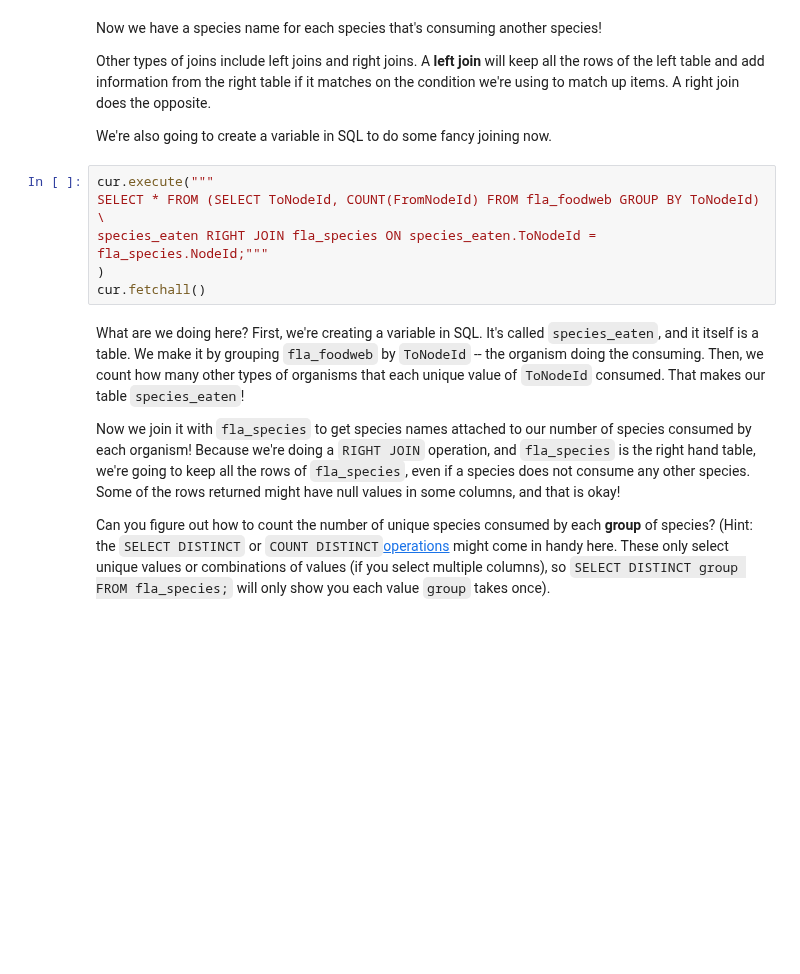
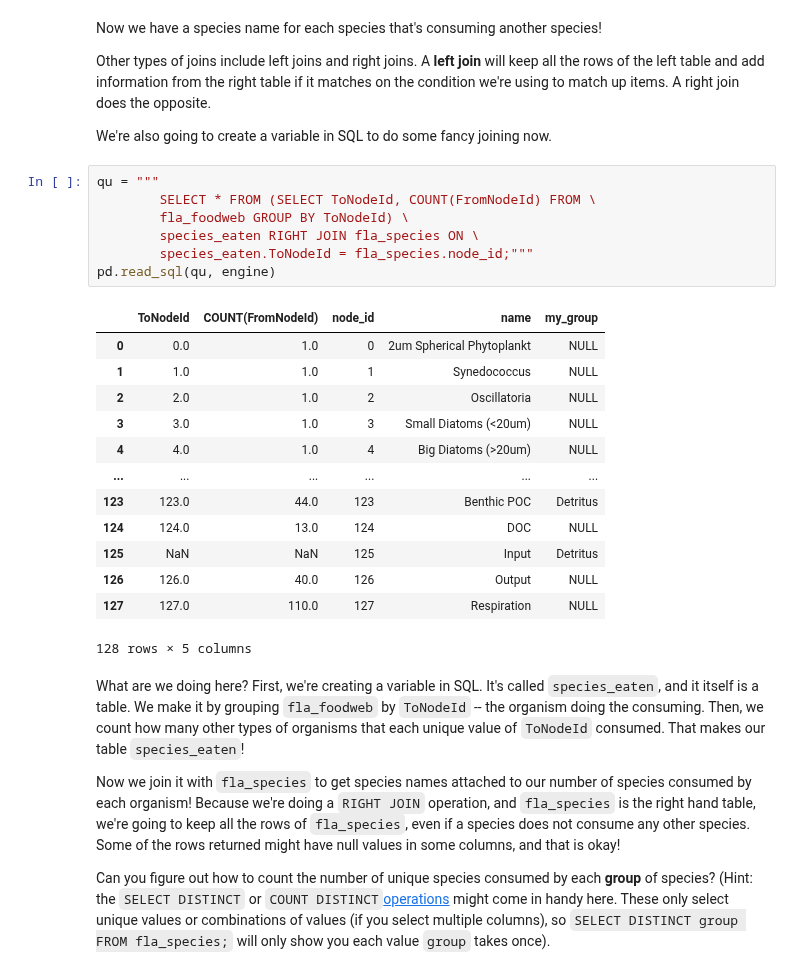
Before and after one commit to asmithh/network-science-data-book, a Jupyter notebook: class_08_datascience1.ipynb, the cells around one changed output. Saved outputs shown, nothing was run; the diff lists cells and outputs as text; blank space fills up the shorter version.

```diff
--- a/class_08_datascience1.ipynb
+++ b/class_08_datascience1.ipynb
@@ -249,11 +356,26 @@ Other types of joins include left joins and right joins. A **left join** will ke
 
 We're also going to create a variable in SQL to do some fancy joining now.
 # %%
-cur.execute("""
-SELECT * FROM (SELECT ToNodeId, COUNT(FromNodeId) FROM fla_foodweb GROUP BY ToNodeId) \
-species_eaten RIGHT JOIN fla_species ON species_eaten.ToNodeId = fla_species.NodeId;"""
-)
-cur.fetchall()
+qu = """
+        SELECT * FROM (SELECT ToNodeId, COUNT(FromNodeId) FROM \
+        fla_foodweb GROUP BY ToNodeId) \
+        species_eaten RIGHT JOIN fla_species ON \
+        species_eaten.ToNodeId = fla_species.node_id;"""
+pd.read_sql(qu, engine)
+# %% [output]
+|  | ToNodeId | COUNT(FromNodeId) | node_id | name | my_group |
+| 0 | 0.0 | 1.0 | 0 | 2um Spherical Phytoplankt | NULL |
+| 1 | 1.0 | 1.0 | 1 | Synedococcus | NULL |
+| 2 | 2.0 | 1.0 | 2 | Oscillatoria | NULL |
+| 3 | 3.0 | 1.0 | 3 | Small Diatoms (<20um) | NULL |
+| 4 | 4.0 | 1.0 | 4 | Big Diatoms (>20um) | NULL |
+| ... | ... | ... | ... | ... | ... |
+| 123 | 123.0 | 44.0 | 123 | Benthic POC | Detritus |
+| 124 | 124.0 | 13.0 | 124 | DOC | NULL |
+| 125 | NaN | NaN | 125 | Input | Detritus |
+| 126 | 126.0 | 40.0 | 126 | Output | NULL |
+| 127 | 127.0 | 110.0 | 127 | Respiration | NULL |
+128 rows × 5 columns
 # %% [markdown]
 What are we doing here? First, we're creating a variable in SQL. It's called `species_eaten`, and it itself is a table. We make it by grouping `fla_foodweb` by `ToNodeId` -- the organism doing the consuming. Then, we count how many other types of organisms that each unique value of `ToNodeId` consumed. That makes our table `species_eaten`!
 
```
Also changed, not shown: parts of 12 cells of this notebook, 4 other files.
